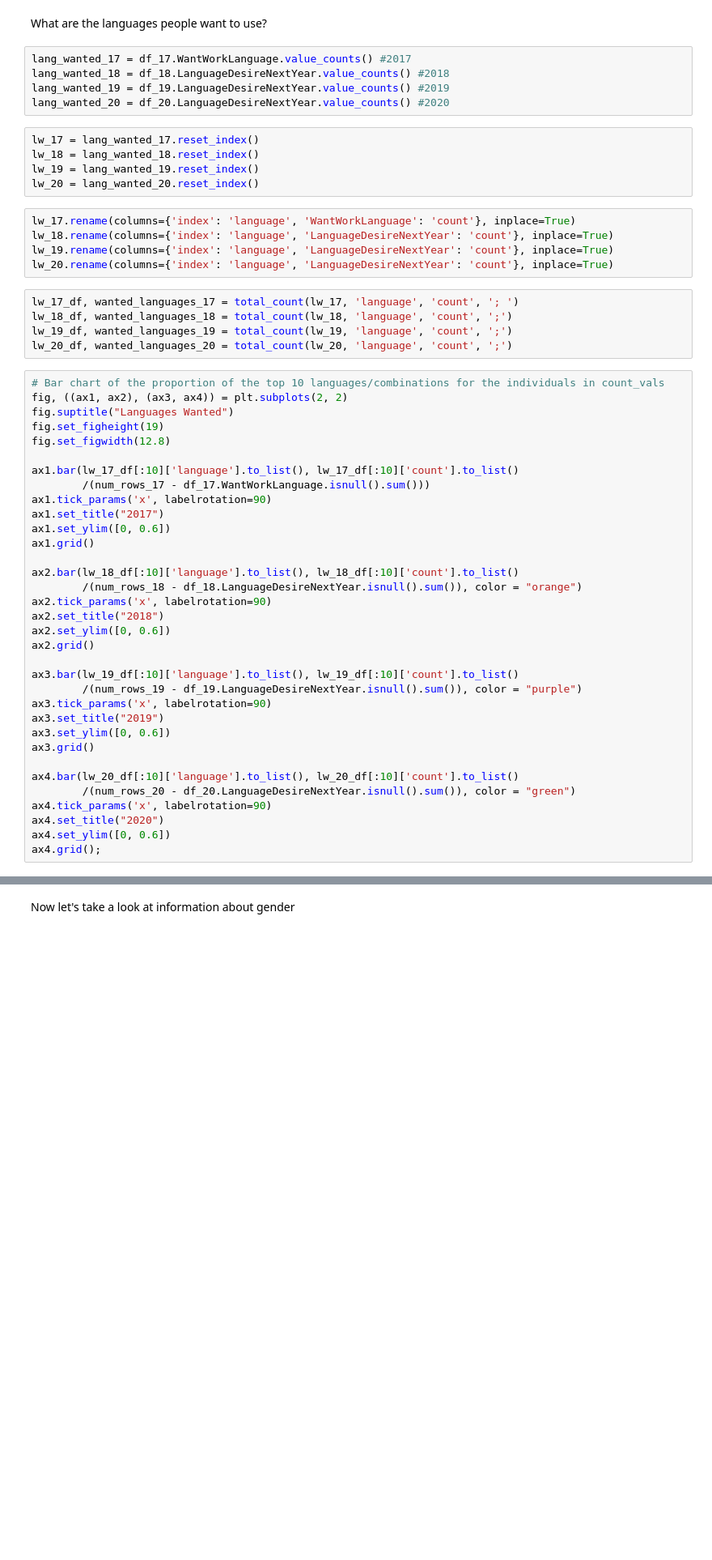
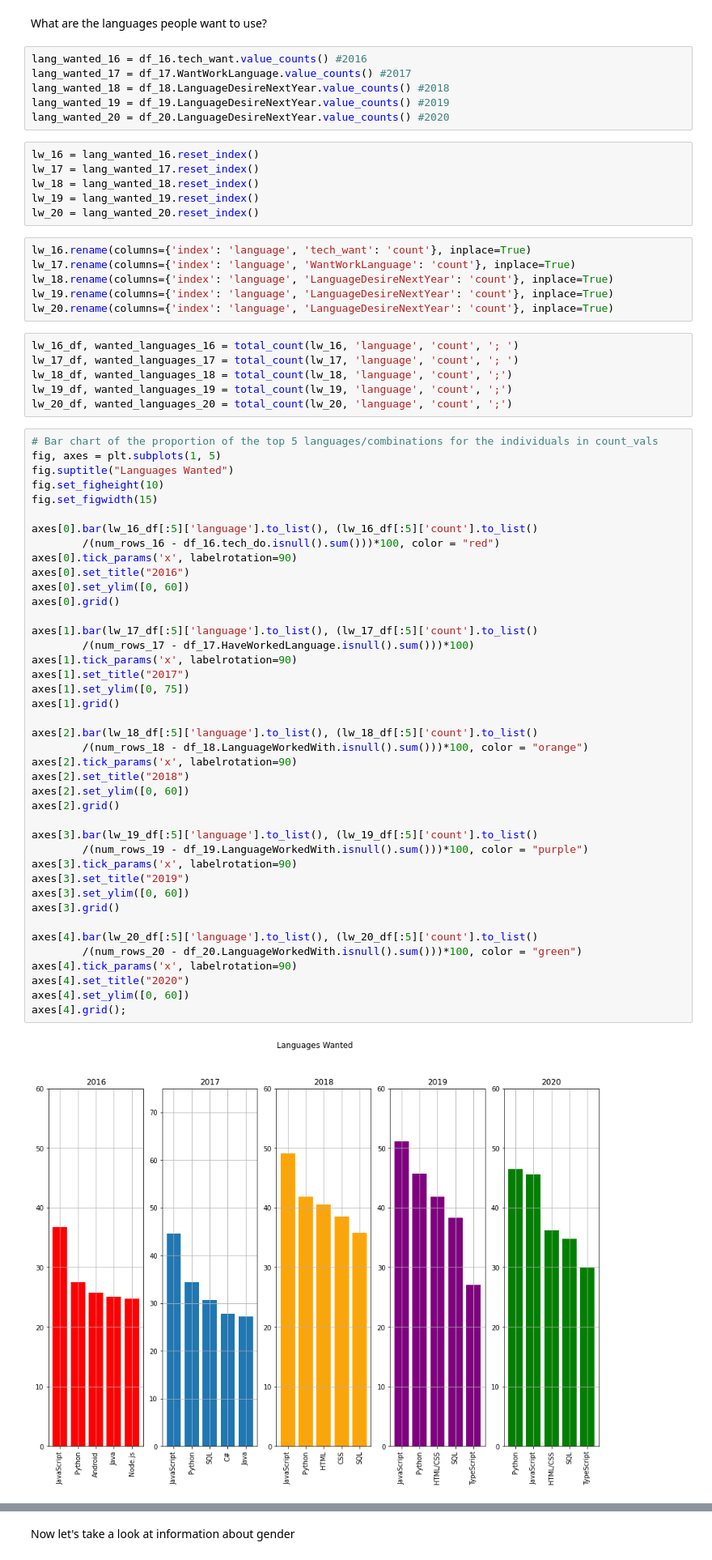
Before and after one commit to Data-Science-NDegree-MRusso/DSND-P1-Data-Exploration, a Jupyter notebook: code/StackOverflow survey analysis.ipynb, the cells around one changed output, grey strips where cells are left out. Shown at 81% size. Cells and saved outputs as stored; diff of their text form; blank space fills up the shorter version.

```diff
--- a/code/StackOverflow survey analysis.ipynb
+++ b/code/StackOverflow survey analysis.ipynb
@@ -273,59 +320,72 @@ ax4.grid();
 # %% [markdown]
 What are the languages people want to use?
 # %%
+lang_wanted_16 = df_16.tech_want.value_counts() #2016
 lang_wanted_17 = df_17.WantWorkLanguage.value_counts() #2017
 lang_wanted_18 = df_18.LanguageDesireNextYear.value_counts() #2018
 lang_wanted_19 = df_19.LanguageDesireNextYear.value_counts() #2019
 lang_wanted_20 = df_20.LanguageDesireNextYear.value_counts() #2020
 # %%
+lw_16 = lang_wanted_16.reset_index()
 lw_17 = lang_wanted_17.reset_index()
 lw_18 = lang_wanted_18.reset_index()
 lw_19 = lang_wanted_19.reset_index()
 lw_20 = lang_wanted_20.reset_index()
 # %%
+lw_16.rename(columns={'index': 'language', 'tech_want': 'count'}, inplace=True)
 lw_17.rename(columns={'index': 'language', 'WantWorkLanguage': 'count'}, inplace=True)
 lw_18.rename(columns={'index': 'language', 'LanguageDesireNextYear': 'count'}, inplace=True)
 lw_19.rename(columns={'index': 'language', 'LanguageDesireNextYear': 'count'}, inplace=True)
 lw_20.rename(columns={'index': 'language', 'LanguageDesireNextYear': 'count'}, inplace=True)
 # %%
+lw_16_df, wanted_languages_16 = total_count(lw_16, 'language', 'count', '; ')
 lw_17_df, wanted_languages_17 = total_count(lw_17, 'language', 'count', '; ')
 lw_18_df, wanted_languages_18 = total_count(lw_18, 'language', 'count', ';')
 lw_19_df, wanted_languages_19 = total_count(lw_19, 'language', 'count', ';')
 lw_20_df, wanted_languages_20 = total_count(lw_20, 'language', 'count', ';')
 # %%
-# Bar chart of the proportion of the top 10 languages/combinations for the individuals in count_vals
-fig, ((ax1, ax2), (ax3, ax4)) = plt.subplots(2, 2)
+# Bar chart of the proportion of the top 5 languages/combinations for the individuals in count_vals
+fig, axes = plt.subplots(1, 5)
 fig.suptitle("Languages Wanted")
-fig.set_figheight(19)
-fig.set_figwidth(12.8)
+fig.set_figheight(10)
+fig.set_figwidth(15)
 
-ax1.bar(lw_17_df[:10]['language'].to_list(), lw_17_df[:10]['count'].to_list()
-        /(num_rows_17 - df_17.WantWorkLanguage.isnull().sum()))
-ax1.tick_params('x', labelrotation=90)
-ax1.set_title("2017")
-ax1.set_ylim([0, 0.6])
-ax1.grid()
+axes[0].bar(lw_16_df[:5]['language'].to_list(), (lw_16_df[:5]['count'].to_list()
+        /(num_rows_16 - df_16.tech_do.isnull().sum()))*100, color = "red")
+axes[0].tick_params('x', labelrotation=90)
+axes[0].set_title("2016")
+axes[0].set_ylim([0, 60])
+axes[0].grid()
 
-ax2.bar(lw_18_df[:10]['language'].to_list(), lw_18_df[:10]['count'].to_list()
-        /(num_rows_18 - df_18.LanguageDesireNextYear.isnull().sum()), color = "orange")
-ax2.tick_params('x', labelrotation=90)
-ax2.set_title("2018")
-ax2.set_ylim([0, 0.6])
-ax2.grid()
+axes[1].bar(lw_17_df[:5]['language'].to_list(), (lw_17_df[:5]['count'].to_list()
+        /(num_rows_17 - df_17.HaveWorkedLanguage.isnull().sum()))*100)
+axes[1].tick_params('x', labelrotation=90)
+axes[1].set_title("2017")
+axes[1].set_ylim([0, 75])
+axes[1].grid()
 
-ax3.bar(lw_19_df[:10]['language'].to_list(), lw_19_df[:10]['count'].to_list()
-        /(num_rows_19 - df_19.LanguageDesireNextYear.isnull().sum()), color = "purple")
-ax3.tick_params('x', labelrotation=90)
-ax3.set_title("2019")
-ax3.set_ylim([0, 0.6])
-ax3.grid()
+axes[2].bar(lw_18_df[:5]['language'].to_list(), (lw_18_df[:5]['count'].to_list()
+        /(num_rows_18 - df_18.LanguageWorkedWith.isnull().sum()))*100, color = "orange")
+axes[2].tick_params('x', labelrotation=90)
+axes[2].set_title("2018")
+axes[2].set_ylim([0, 60])
+axes[2].grid()
 
-ax4.bar(lw_20_df[:10]['language'].to_list(), lw_20_df[:10]['count'].to_list()
-        /(num_rows_20 - df_20.LanguageDesireNextYear.isnull().sum()), color = "green")
-ax4.tick_params('x', labelrotation=90)
-ax4.set_title("2020")
-ax4.set_ylim([0, 0.6])
-ax4.grid();
+axes[3].bar(lw_19_df[:5]['language'].to_list(), (lw_19_df[:5]['count'].to_list()
+        /(num_rows_19 - df_19.LanguageWorkedWith.isnull().sum()))*100, color = "purple")
+axes[3].tick_params('x', labelrotation=90)
+axes[3].set_title("2019")
+axes[3].set_ylim([0, 60])
+axes[3].grid()
+
+axes[4].bar(lw_20_df[:5]['language'].to_list(), (lw_20_df[:5]['count'].to_list()
+        /(num_rows_20 - df_20.LanguageWorkedWith.isnull().sum()))*100, color = "green")
+axes[4].tick_params('x', labelrotation=90)
+axes[4].set_title("2020")
+axes[4].set_ylim([0, 60])
+axes[4].grid();
+# %% [output]
+[figure, added]
 # %% [markdown]
 **Step 5.** Group respondent according to non-professional characteristics
 
```
Also changed, not shown: parts of 24 cells of this notebook.
